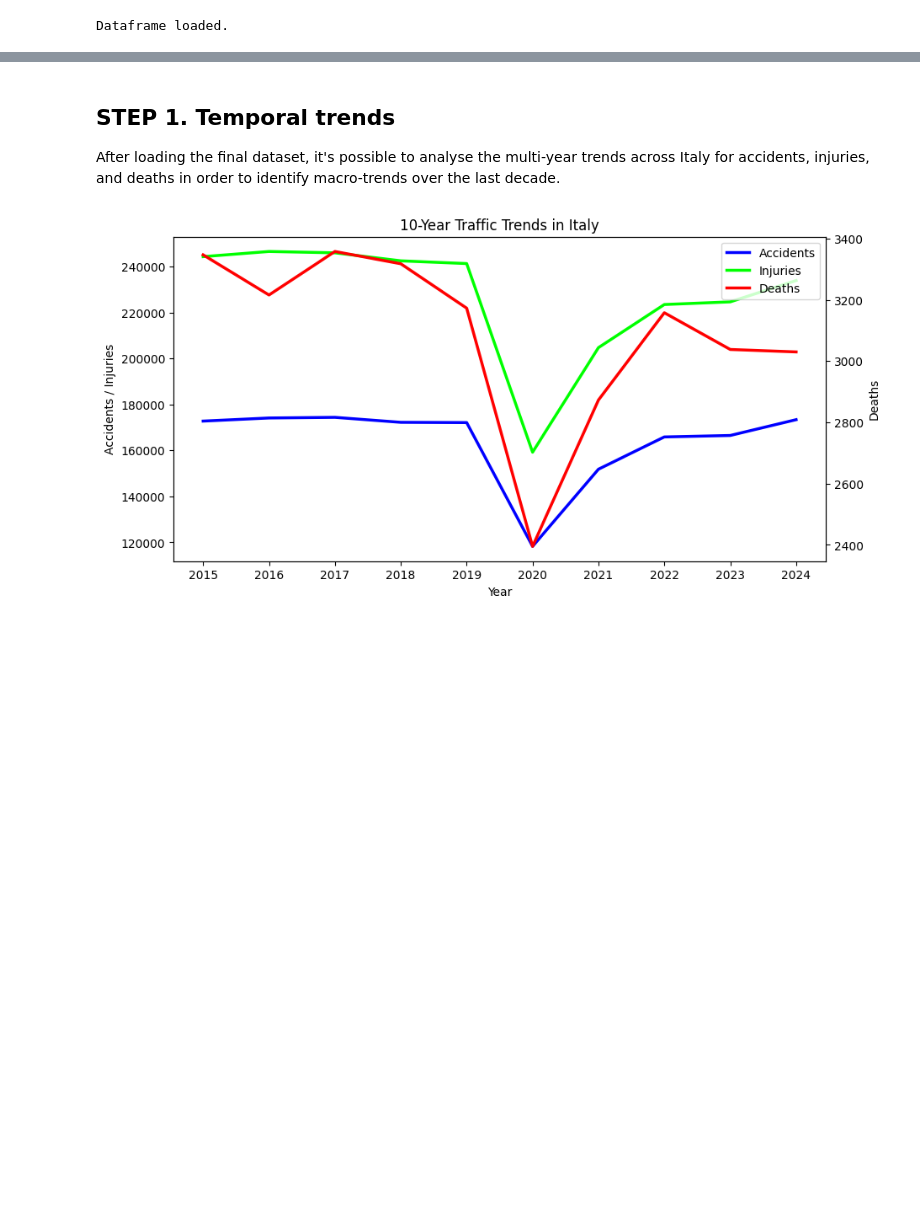
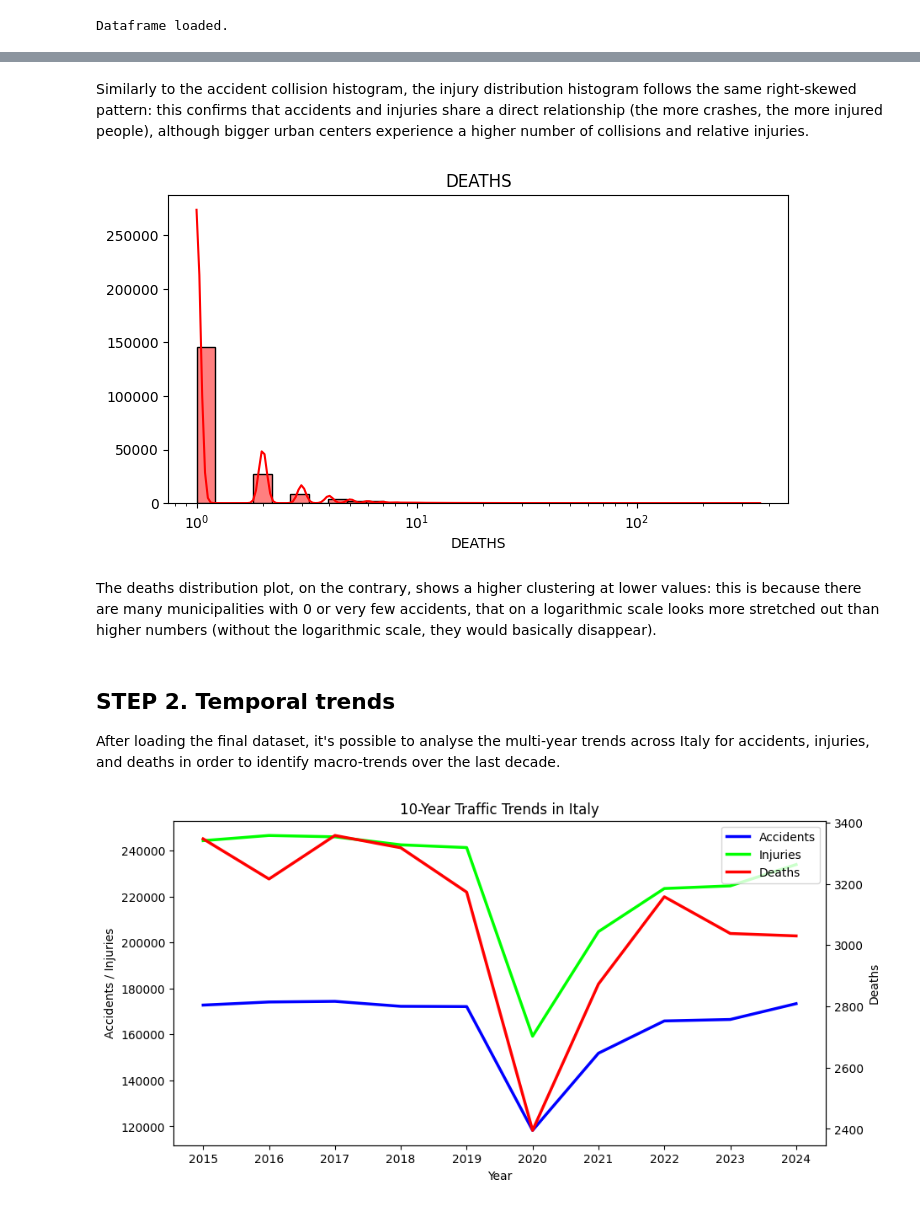
Before and after one commit to maurancino/final-project, a Jupyter notebook: notebooks/2. EDA and Charts.ipynb, the cells around one changed output, grey strips where cells are left out. Saved outputs shown, nothing was run; the diff lists cells and outputs as text; code cells hidden in the pictures; blank space fills up the shorter version.

```diff
--- a/notebooks/2. EDA and Charts.ipynb
+++ b/notebooks/2. EDA and Charts.ipynb
@@ -18,5 +67,19 @@ Dataframe loaded.
+# %% [markdown]
+Similarly to the accident collision histogram, the injury distribution histogram follows the same right-skewed pattern: this confirms that accidents and injuries share a direct relationship (the more crashes, the more injured people), although bigger urban centers experience a higher number of collisions and relative injuries.
+# %%
+
+fig, ax = plt.subplots(figsize=(8, 4))
+sns.histplot(df["DEATHS"] + 1, kde=True, color="#ff0000", bins=30, log_scale=True)
+ax.set_title("DEATHS")
+ax.set_xlabel("DEATHS")
+ax.set_ylabel("")
+plt.show()
+# %% [output]
+[figure, added]
+# %% [markdown]
+The deaths distribution plot, on the contrary, shows a higher clustering at lower values: this is because there are many municipalities with 0 or very few accidents, that on a logarithmic scale looks more stretched out than higher numbers (without the logarithmic scale, they would basically disappear).
 # %% [markdown]
-## STEP 1. Temporal trends
+## STEP 2. Temporal trends
 After loading the final dataset, it's possible to analyse the multi-year trends across Italy for accidents, injuries, and deaths in order to identify macro-trends over the last decade.
 # %%
 import matplotlib.pyplot as plt
```
Also changed, not shown: parts of 20 cells of this notebook, 2 other files.
